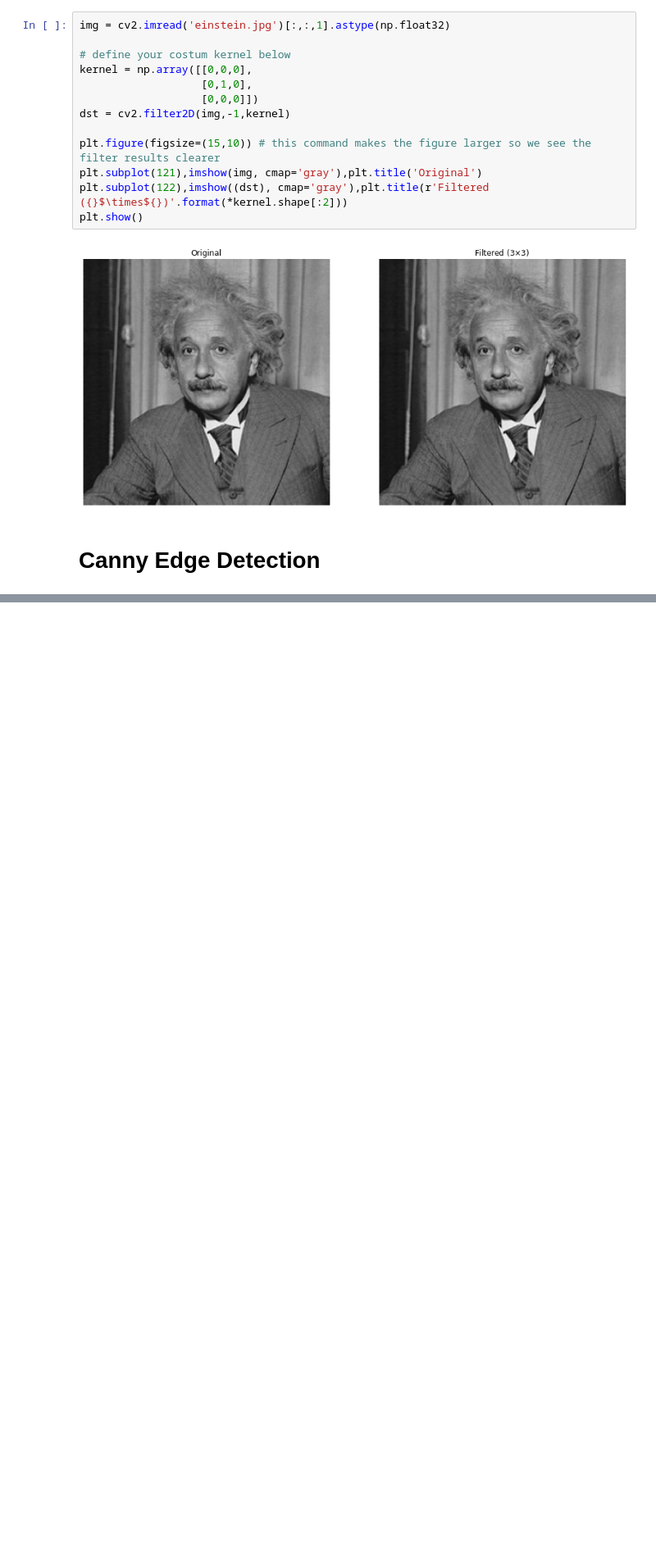
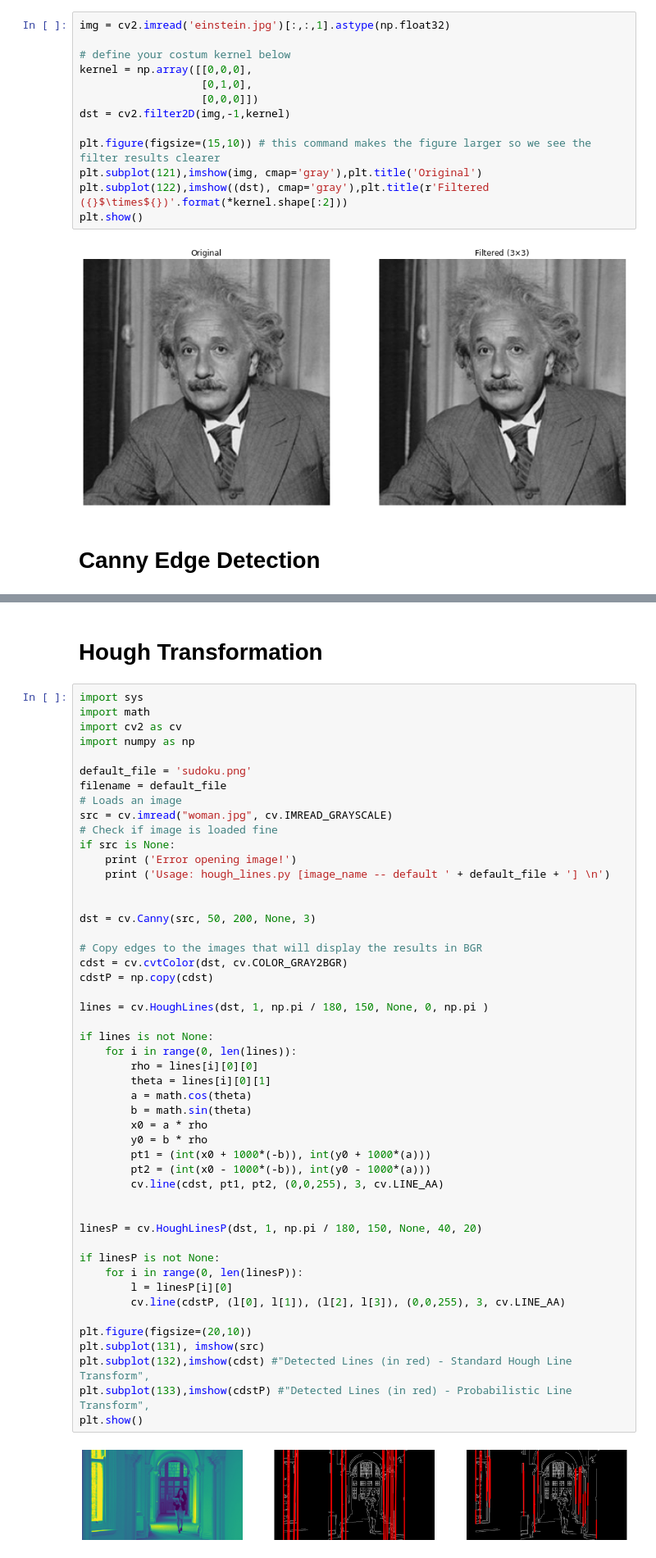
Before and after one commit to schedldave/cv2021, a Jupyter notebook: 04_Edges.ipynb, the cells around one changed output, grey strips where cells are left out. Shown at 82% size. Drawn from its saved outputs; the diff is of its cells as text; blank space fills up the shorter version.

```diff
--- a/04_Edges.ipynb
+++ b/04_Edges.ipynb
@@ -150,0 +152,53 @@ plt.show()
+# %% [markdown]
+# Hough Transformation
+# %%
+import sys
+import math
+import cv2 as cv
+import numpy as np
+
+default_file = 'sudoku.png'
+filename = default_file
+# Loads an image
+src = cv.imread("woman.jpg", cv.IMREAD_GRAYSCALE)
+# Check if image is loaded fine
+if src is None:
+    print ('Error opening image!')
+    print ('Usage: hough_lines.py [image_name -- default ' + default_file + '] \n')
+
+
+dst = cv.Canny(src, 50, 200, None, 3)
+
+# Copy edges to the images that will display the results in BGR
+cdst = cv.cvtColor(dst, cv.COLOR_GRAY2BGR)
+cdstP = np.copy(cdst)
+
+lines = cv.HoughLines(dst, 1, np.pi / 180, 150, None, 0, np.pi )
+
+if lines is not None:
+    for i in range(0, len(lines)):
+        rho = lines[i][0][0]
+        theta = lines[i][0][1]
+        a = math.cos(theta)
+        b = math.sin(theta)
+        x0 = a * rho
+        y0 = b * rho
+        pt1 = (int(x0 + 1000*(-b)), int(y0 + 1000*(a)))
+        pt2 = (int(x0 - 1000*(-b)), int(y0 - 1000*(a)))
+        cv.line(cdst, pt1, pt2, (0,0,255), 3, cv.LINE_AA)
+
+
+linesP = cv.HoughLinesP(dst, 1, np.pi / 180, 150, None, 40, 20)
+
+if linesP is not None:
+    for i in range(0, len(linesP)):
+        l = linesP[i][0]
+        cv.line(cdstP, (l[0], l[1]), (l[2], l[3]), (0,0,255), 3, cv.LINE_AA)
+
+plt.figure(figsize=(20,10))
+plt.subplot(131), imshow(src)
+plt.subplot(132),imshow(cdst) #"Detected Lines (in red) - Standard Hough Line Transform",
+plt.subplot(133),imshow(cdstP) #"Detected Lines (in red) - Probabilistic Line Transform",
+plt.show()
+# %% [output]
+[figure, added]
```
Also changed, not shown: parts of 3 cells of this notebook.
